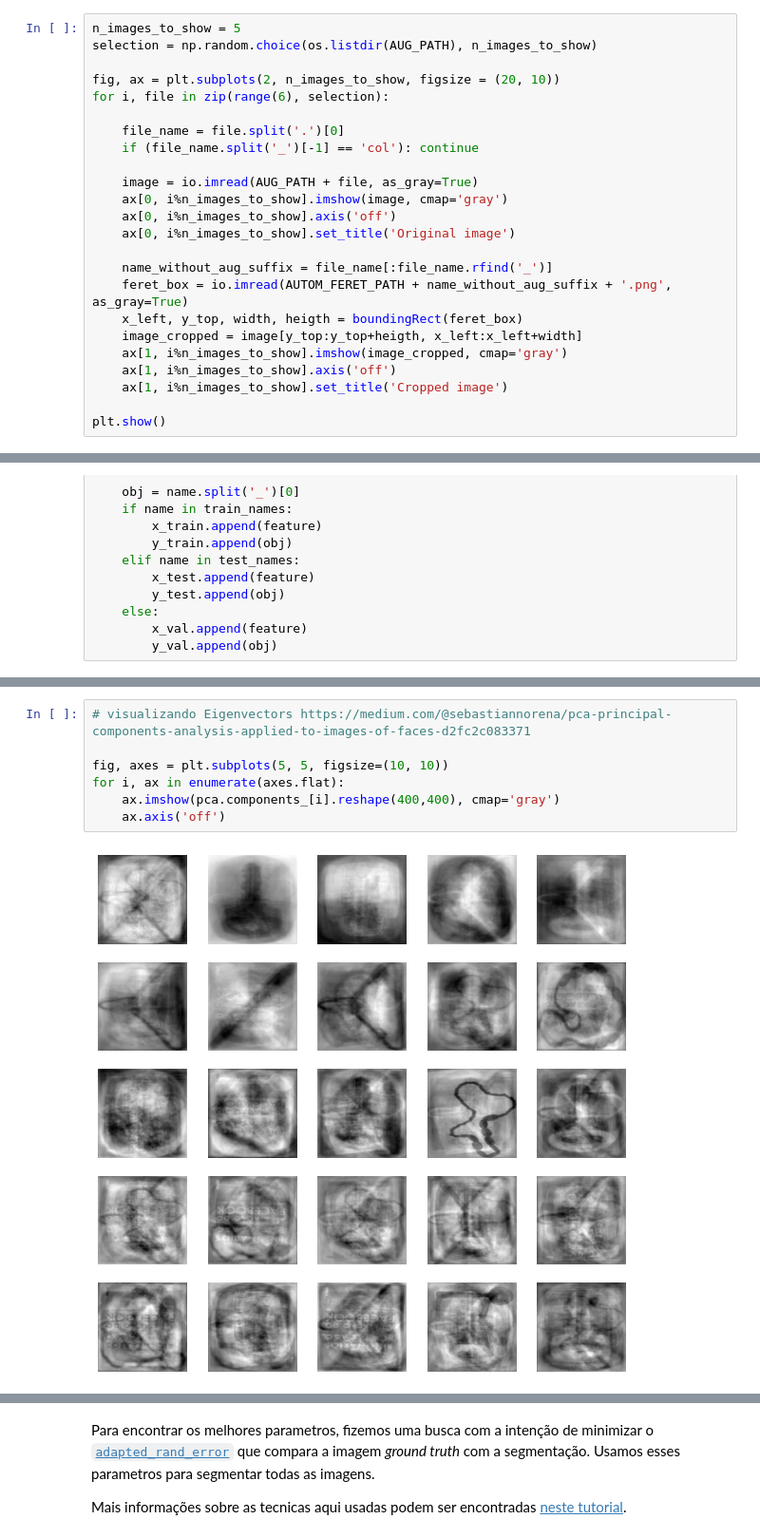
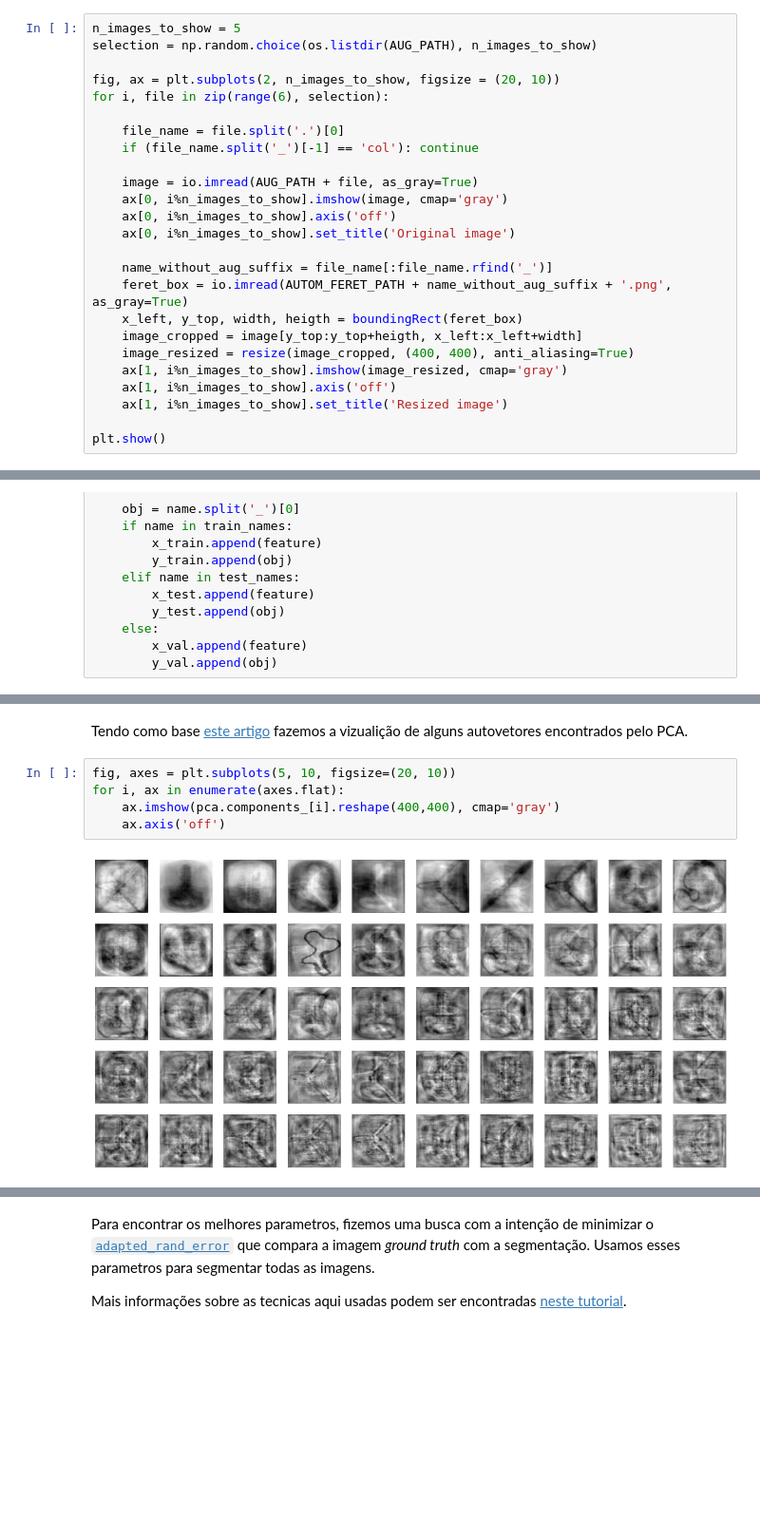
Before and after one commit to fcnoronha/visao-e-prcessamento-de-imagens, a Jupyter notebook: ep03.ipynb, the cells around one changed output, grey strips where cells are left out. Shown at 95% size. Drawn from its saved outputs; the diff is of its cells as text; blank space fills up the shorter version.

```diff
--- a/ep03.ipynb
+++ b/ep03.ipynb
@@ -220,9 +228,10 @@ for i, file in zip(range(6), selection):
     feret_box = io.imread(AUTOM_FERET_PATH + name_without_aug_suffix + '.png', as_gray=True)
     x_left, y_top, width, heigth = boundingRect(feret_box)
     image_cropped = image[y_top:y_top+heigth, x_left:x_left+width]
-    ax[1, i%n_images_to_show].imshow(image_cropped, cmap='gray')
+    image_resized = resize(image_cropped, (400, 400), anti_aliasing=True)
+    ax[1, i%n_images_to_show].imshow(image_resized, cmap='gray')
     ax[1, i%n_images_to_show].axis('off')
-    ax[1, i%n_images_to_show].set_title('Cropped image')
+    ax[1, i%n_images_to_show].set_title('Resized image')
 
 plt.show()
 # %% [output]
@@ -270,12 +287,12 @@ x_val_pca = pca.transform(pd.DataFrame(x_val))
 print('Components after PCA:', x_train_pca.shape[1])
 # %% [output]
 Components after PCA: 77
+# %% [markdown]
+Tendo como base [este artigo](https://medium.com/@sebastiannorena/pca-principal-components-analysis-applied-to-images-of-faces-d2fc2c083371) fazemos a vizualição de alguns autovetores encontrados pelo PCA.
 # %%
-# visualizando Eigenvectors https://medium.com/@sebastiannorena/pca-principal-components-analysis-applied-to-images-of-faces-d2fc2c083371
-
-fig, axes = plt.subplots(5, 5, figsize=(10, 10))
+fig, axes = plt.subplots(5, 10, figsize=(20, 10))
 for i, ax in enumerate(axes.flat):
     ax.imshow(pca.components_[i].reshape(400,400), cmap='gray')
     ax.axis('off')
 # %% [output]
-[figure, old version]
+[figure, new version]
```
Also changed, not shown: parts of 18 cells of this notebook.
